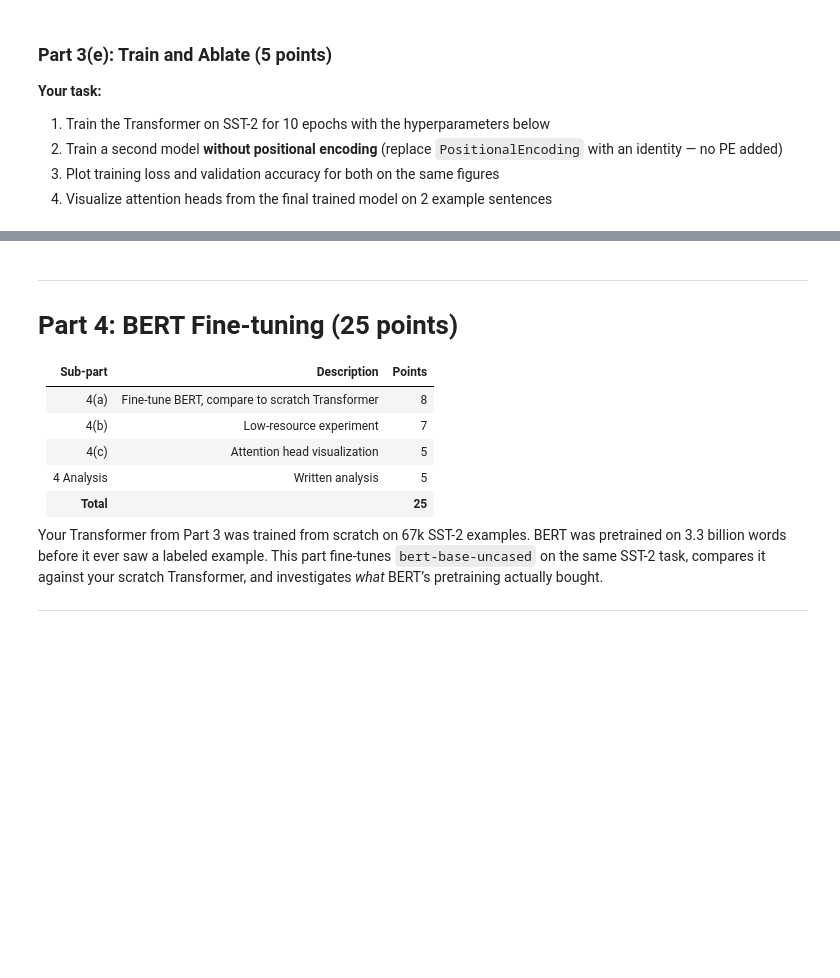
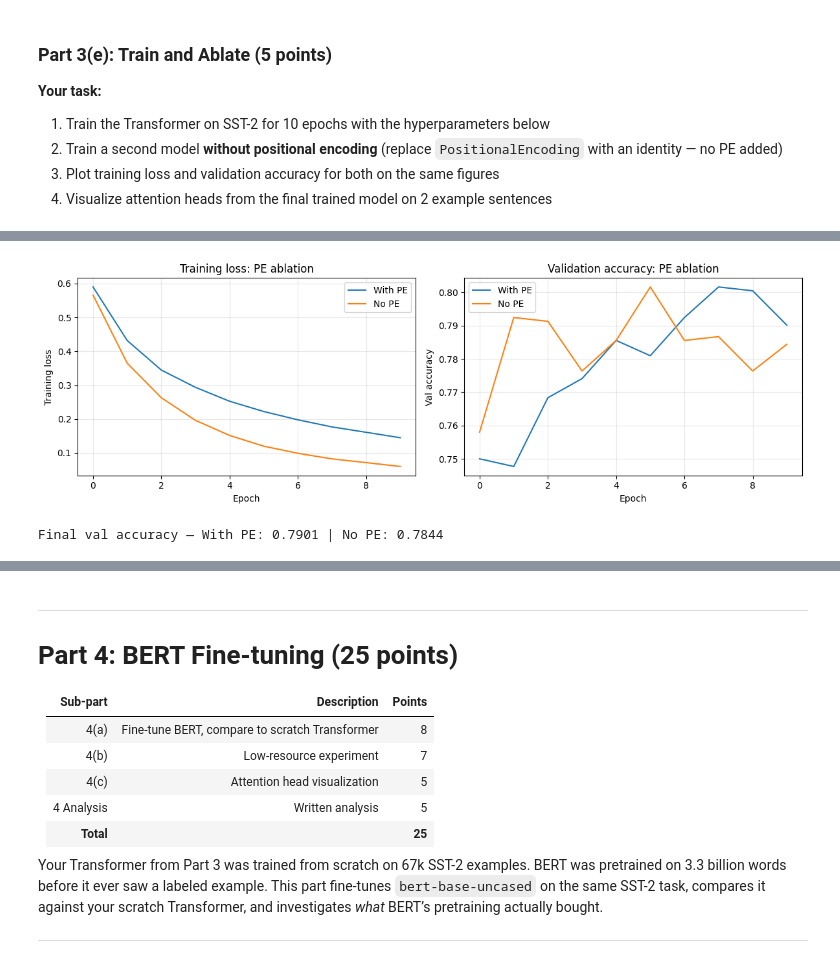
Before and after one commit to Archangel4148/Classwork, a Jupyter notebook: CS5480/Assignment 4/assignment4_coding.ipynb, the cells around one changed output, grey strips where cells are left out. Drawn from its saved outputs; the diff is of its cells as text; code cells hidden in the pictures; blank space fills up the shorter version.

```diff
--- a/CS5480/Assignment 4/assignment4_coding.ipynb
+++ b/CS5480/Assignment 4/assignment4_coding.ipynb
@@ -1405,7 +1405,6 @@ N_LAYERS = 2
 N_EPOCHS_TF = 10
 LR_TF    = 3e-4
 DROPOUT_TF = 0.1
-
 
 def train_transformer(with_pe=True, seed=SEED):
     torch.manual_seed(seed)
@@ -1417,7 +1416,7 @@ def train_transformer(with_pe=True, seed=SEED):
 
     # If no positional encoding: zero out PE
     if not with_pe:
-        model.pos_enc = lambda x: x   # identity — no PE added
+        model.pos_enc = nn.Identity() # identity — no PE added
 
     optimizer = torch.optim.Adam(model.parameters(), lr=LR_TF)
     criterion = nn.CrossEntropyLoss()
@@ -1456,7 +1455,7 @@ def train_transformer(with_pe=True, seed=SEED):
 
 
 # Train both models
-model_pe,   losses_pe,   accs_pe   = train_transformer(with_pe=True)
+model_pe, losses_pe, accs_pe = train_transformer(with_pe=True)
 model_nope, losses_nope, accs_nope = train_transformer(with_pe=False)
 
 # ── Comparison plots ───────────────────────────────────────────────────────────
@@ -1474,3 +1473,4 @@ plt.tight_layout()
 plt.show()
 
 print(f'Final val accuracy — With PE: {accs_pe[-1]:.4f} | No PE: {accs_nope[-1]:.4f}')
+# %% [output]
@@ -1477,3 +1497,5 @@ print(f'Final val accuracy — With PE: {accs_pe[-1]:.4f} | No PE: {accs_nope[-1
+[figure, added]
+Final val accuracy — With PE: 0.7901 | No PE: 0.7844
 # %%
 # ── Attention head visualization ───────────────────────────────────────────────
 # YOUR TASK:
```
Also changed, not shown: parts of 4 cells of this notebook.
